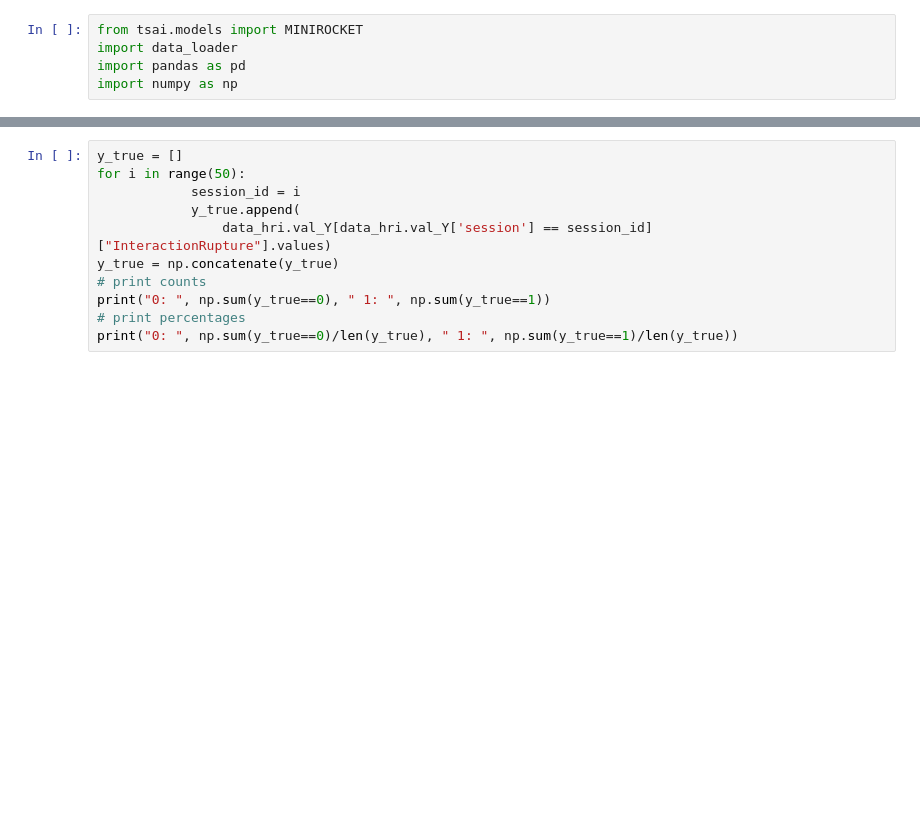
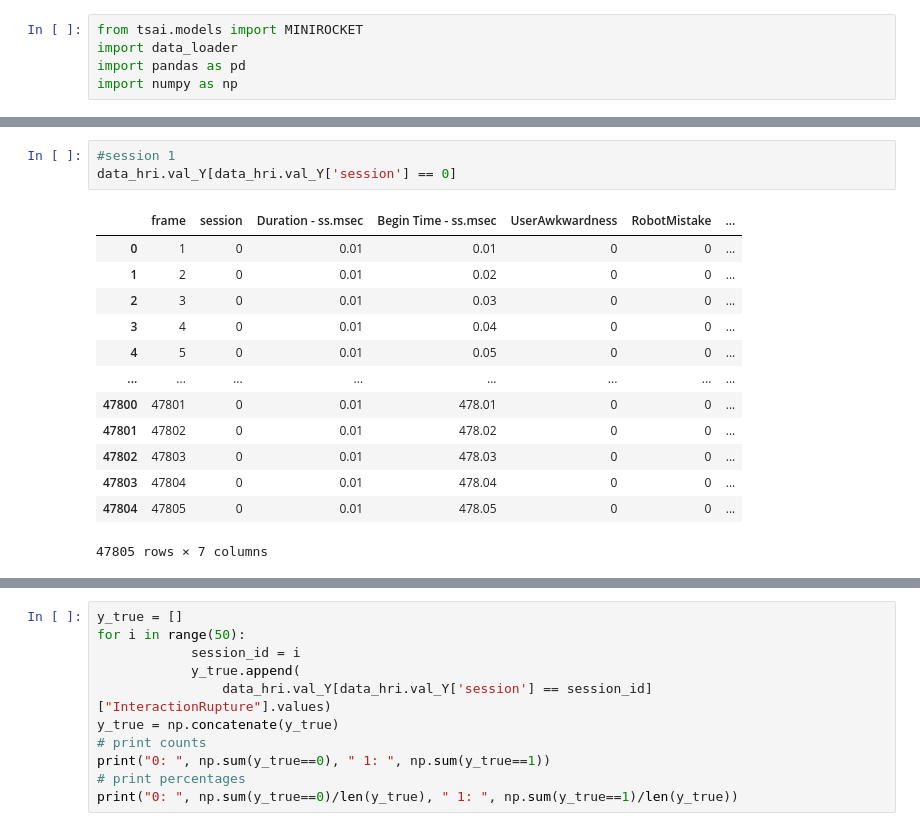
Before and after one commit to lwachowiak/HRI-Error-Detection-STAI, a Jupyter notebook: code/testing.ipynb, the cells around one changed output, grey strips where cells are left out. Saved outputs shown, nothing was run; the diff lists cells and outputs as text; blank space fills up the shorter version.

```diff
--- a/code/testing.ipynb
+++ b/code/testing.ipynb
@@ -25,0 +93,17 @@ Number of rows in merged dataframes: Train_X: 2528752 Train_Y: 2537748 Val_X: 79
+# %%
+#session 1
+data_hri.val_Y[data_hri.val_Y['session'] == 0]
+# %% [output]
+|  | frame | session | Duration - ss.msec | Begin Time - ss.msec | UserAwkwardness | RobotMistake | ... |
+| 0 | 1 | 0 | 0.01 | 0.01 | 0 | 0 | ... |
+| 1 | 2 | 0 | 0.01 | 0.02 | 0 | 0 | ... |
+| 2 | 3 | 0 | 0.01 | 0.03 | 0 | 0 | ... |
+| 3 | 4 | 0 | 0.01 | 0.04 | 0 | 0 | ... |
+| 4 | 5 | 0 | 0.01 | 0.05 | 0 | 0 | ... |
+| ... | ... | ... | ... | ... | ... | ... | ... |
+| 47800 | 47801 | 0 | 0.01 | 478.01 | 0 | 0 | ... |
+| 47801 | 47802 | 0 | 0.01 | 478.02 | 0 | 0 | ... |
+| 47802 | 47803 | 0 | 0.01 | 478.03 | 0 | 0 | ... |
+| 47803 | 47804 | 0 | 0.01 | 478.04 | 0 | 0 | ... |
+| 47804 | 47805 | 0 | 0.01 | 478.05 | 0 | 0 | ... |
+47805 rows × 7 columns
```
Also changed, not shown: parts of 15 cells of this notebook, 3 other files.
